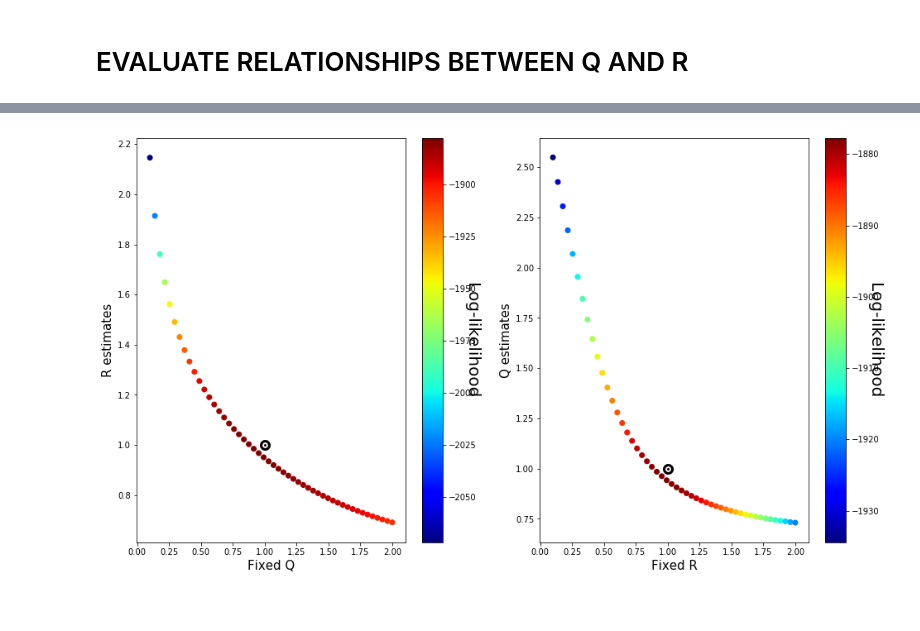
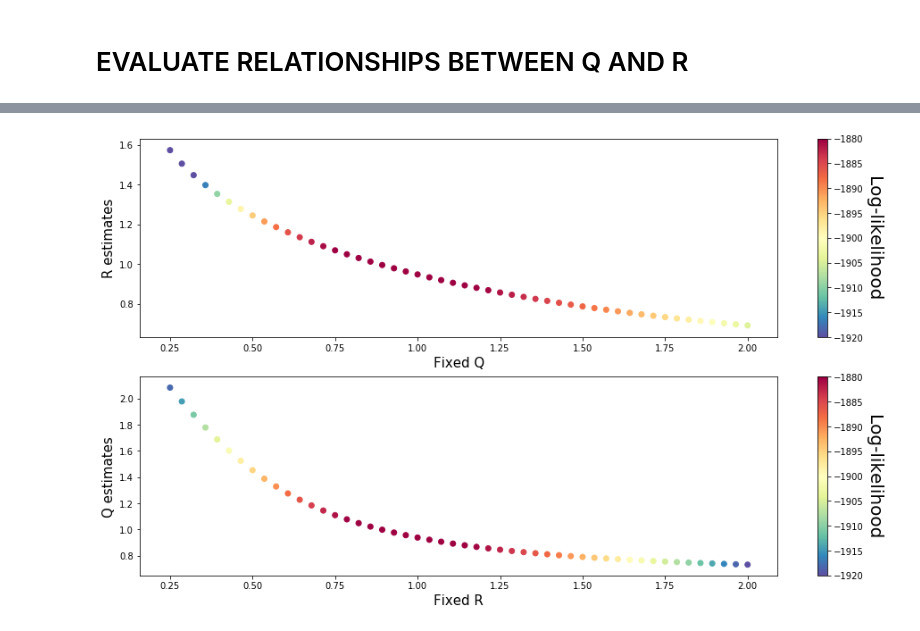
Before and after one commit to ptandeo/CEDA, a Jupyter notebook: review_CEDA_presentation_problem_AR1.ipynb, the cells around one changed output, grey strips where cells are left out. Drawn from its saved outputs; the diff is of its cells as text; code cells hidden in the pictures.

```diff
--- a/review_CEDA_presentation_problem_AR1.ipynb
+++ b/review_CEDA_presentation_problem_AR1.ipynb
@@ -400,10 +400,15 @@ for t in range(T_large):
 n_var = 50
 tab_estimate_Q = zeros([n_var])
 tab_estimate_Q_loglik = zeros([n_var])
+tab_estimate_Q_RMSE = zeros([n_var])
+tab_estimate_Q_CP = zeros([n_var])
 tab_estimate_R = zeros([n_var])
 tab_estimate_R_loglik = zeros([n_var])
-fix_Q = linspace(0.1, 2, n_var)
-fix_R = linspace(0.1, 2, n_var)
+tab_estimate_R_RMSE = zeros([n_var])
+tab_estimate_R_CP = zeros([n_var])
+fix_Q = linspace(0.25, 2, n_var)
+fix_R = linspace(0.25, 2, n_var)
+
 for i_Q in range(n_var):
     kf_fix_Q_estimate_R = KalmanFilter(transition_matrices = [[1]], observation_matrices = [[1]],\
                                        initial_state_mean = [[0]], initial_state_covariance = [[1]],\
@@ -412,6 +417,11 @@ for i_Q in range(n_var):
     kf_fix_Q_estimate_R.em(Yo_large, n_iter=n_iter_em, em_vars=['observation_covariance'])
     tab_estimate_R[i_Q] = kf_fix_Q_estimate_R.observation_covariance
     tab_estimate_R_loglik[i_Q] = kf_fix_Q_estimate_R.loglikelihood(Yo_large)
+    Xs_fix_Q_estimate_R, Ps_fix_Q_estimate_R = kf_fix_Q_estimate_R.smooth(Yo_large)
+    tab_estimate_R_RMSE[i_Q] = RMSE(X_true_large-ravel(Xs_fix_Q_estimate_R))
+    tab_estimate_R_CP[i_Q] = 100*sum((squeeze(Xs_fix_Q_estimate_R) - 1.96 * sqrt(squeeze(Ps_fix_Q_estimate_R)) <= X_true_large) & \
+                                     (squeeze(Xs_fix_Q_estimate_R) + 1.96 * sqrt(squeeze(Ps_fix_Q_estimate_R)) >= X_true_large)) / T_large
+
 for i_R in range(n_var):
     kf_fix_R_estimate_Q = KalmanFilter(transition_matrices = [[1]], observation_matrices = [[1]],\
                                        initial_state_mean = [[0]], initial_state_covariance = [[1]],\
@@ -420,21 +430,83 @@ for i_R in range(n_var):
     kf_fix_R_estimate_Q.em(Yo_large, n_iter=n_iter_em, em_vars=['transition_covariance'])
     tab_estimate_Q[i_R] = kf_fix_R_estimate_Q.transition_covariance
     tab_estimate_Q_loglik[i_R] = kf_fix_R_estimate_Q.loglikelihood(Yo_large)
+    Xs_fix_R_estimate_Q, Ps_fix_R_estimate_Q = kf_fix_R_estimate_Q.smooth(Yo_large)
+    tab_estimate_Q_RMSE[i_R] = RMSE(X_true_large-ravel(Xs_fix_R_estimate_Q))
+    tab_estimate_Q_CP[i_R] = 100*sum((squeeze(Xs_fix_R_estimate_Q) - 1.96 * sqrt(squeeze(Ps_fix_R_estimate_Q)) <= X_true_large) & \
+                                     (squeeze(Xs_fix_R_estimate_Q) + 1.96 * sqrt(squeeze(Ps_fix_R_estimate_Q)) >= X_true_large)) / T_large
 # %%
-# plot
-subplot(1,2,1)
-scatter(fix_Q, tab_estimate_R, c=tab_estimate_R_loglik, cmap='jet')
+# plot log likelihood
+figure()
+subplot(2,1,1)
+scatter(fix_Q, tab_estimate_R, c=tab_estimate_R_loglik, cmap='Spectral_r')
+#plot([ravel(R_true), ravel(R_true)], [min(tab_estimate_R), max(tab_estimate_R)], '--k')
+#plot([min(fix_Q), max(fix_Q)], [ravel(Q_true), ravel(Q_true)], '--k')
+clim([-1920, -1880])
 cbar = colorbar()
-cbar.set_label('Log-likelihood', rotation=270, fontsize = 20)
-scatter(Q_true, R_true, marker='.', linewidths=10, c='k')
+cbar.set_label('Log-likelihood', rotation=270, fontsize = 20, labelpad=+20)
+#scatter(Q_true, R_true, marker='.', linewidths=10, c='k')
+xlabel('Fixed Q', fontsize=15)
+ylabel('R estimates', fontsize=15)
+subplot(2,1,2)
+scatter(fix_R, tab_estimate_Q, c=tab_estimate_Q_loglik, cmap='Spectral_r')
+#plot([ravel(Q_true), ravel(Q_true)], [min(tab_estimate_Q), max(tab_estimate_Q)], '--k')
+#plot([min(fix_R), max(fix_R)], [ravel(R_true), ravel(R_true)], '--k')
+clim([-1920, -1880])
+cbar = colorbar()
+cbar.set_label('Log-likelihood', rotation=270, fontsize = 20, labelpad=+20)
+#scatter(Q_true, R_true, marker='.', linewidths=10, c='k')
+xlabel('Fixed R', fontsize=15)
+ylabel('Q estimates', fontsize=15)
+
+# save figure
+savefig('/home/ptandeo/Dropbox/Documents/Figures/CEDA_review/exp_compensate_Q_R_AR1.png', bbox_inches='tight')#, pad_inches=0)
+
+# plot RMSE and coverage probability
+figure()
+subplot(2,2,1)
+scatter(fix_Q, tab_estimate_R, c=tab_estimate_R_RMSE, cmap='Spectral_r')
+#plot([ravel(R_true), ravel(R_true)], [min(tab_estimate_R), max(tab_estimate_R)], '--k')
+#plot([min(fix_Q), max(fix_Q)], [ravel(Q_true), ravel(Q_true)], '--k')
+clim([0.7, 0.8])
+cbar = colorbar()
+cbar.set_label('RMSE', rotation=270, fontsize = 20, labelpad=+20)
+#scatter(Q_true, R_true, marker='.', linewidths=10, c='k')
 xlabel('Fixed Q', fontsize=15)
 ylabel('R estimates', fontsize=15)
 
-subplot(1,2,2)
-scatter(fix_R, tab_estimate_Q, c=tab_estimate_Q_loglik, cmap='jet')
+subplot(2,2,2)
+scatter(fix_Q, tab_estimate_R, c=tab_estimate_R_CP, cmap='Spectral_r')
+#plot([ravel(R_true), ravel(R_true)], [min(tab_estimate_R), max(tab_estimate_R)], '--k')
+#plot([min(fix_Q), max(fix_Q)], [ravel(Q_true), ravel(Q_true)], '--k')
+clim([90, 100])
 cbar = colorbar()
-cbar.set_label('Log-likelihood', rotation=270, fontsize = 20)
-scatter(Q_true, R_true, marker='.', linewidths=10, c='k')
+cbar.set_label('Coverage probability (%)', rotation=270, fontsize = 20, labelpad=+20)
+#scatter(Q_true, R_true, marker='.', linewidths=10, c='k')
+xlabel('Fixed Q', fontsize=15)
+ylabel('R estimates', fontsize=15)
+
+subplot(2,2,3)
+scatter(fix_R, tab_estimate_Q, c=tab_estimate_Q_RMSE, cmap='Spectral_r')
+#plot([ravel(Q_true), ravel(Q_true)], [min(tab_estimate_Q), max(tab_estimate_Q)], '--k')
+#plot([min(fix_R), max(fix_R)], [ravel(R_true), ravel(R_true)], '--k')
+clim([0.7, 0.8])
+cbar = colorbar()
+cbar.set_label('RMSE', rotation=270, fontsize = 20, labelpad=+20)
+#scatter(Q_true, R_true, marker='.', linewidths=10, c='k')
 xlabel('Fixed R', fontsize=15)
 ylabel('Q estimates', fontsize=15)
+
+subplot(2,2,4)
+scatter(fix_R, tab_estimate_Q, c=tab_estimate_Q_CP, cmap='Spectral_r')
+#plot([ravel(Q_true), ravel(Q_true)], [min(tab_estimate_Q), max(tab_estimate_Q)], '--k')
+#plot([min(fix_R), max(fix_R)], [ravel(R_true), ravel(R_true)], '--k')
+clim([90, 100])
+cbar = colorbar()
+cbar.set_label('Coverage probability (%)', rotation=270, fontsize = 20, labelpad=+20)
+#scatter(Q_true, R_true, marker='.', linewidths=10, c='k')
+xlabel('Fixed R', fontsize=15)
+ylabel('Q estimates', fontsize=15)
+
+# save figure
+savefig('/home/ptandeo/Dropbox/Documents/Figures/CEDA_review/exp_compensate_Q_R_AR1_RMSE_CP.png', bbox_inches='tight')#, pad_inches=0)
 # %% [output]
@@ -442 +513 @@ Text(0,0.5,'Q estimates')
-[figure, old version]
+[figure, new version]
```
Also changed, not shown: parts of 3 cells of this notebook, 6 other files.
